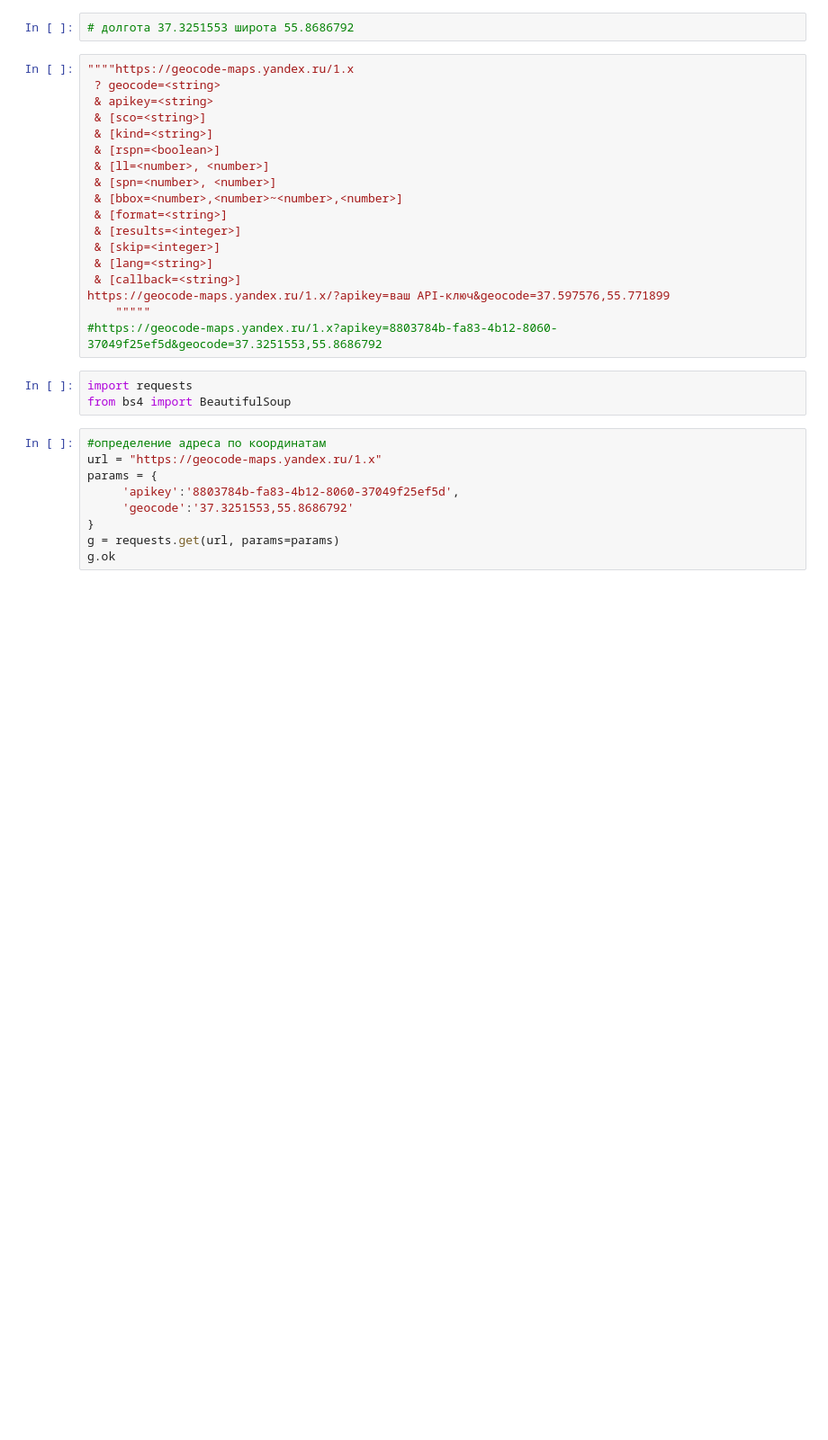
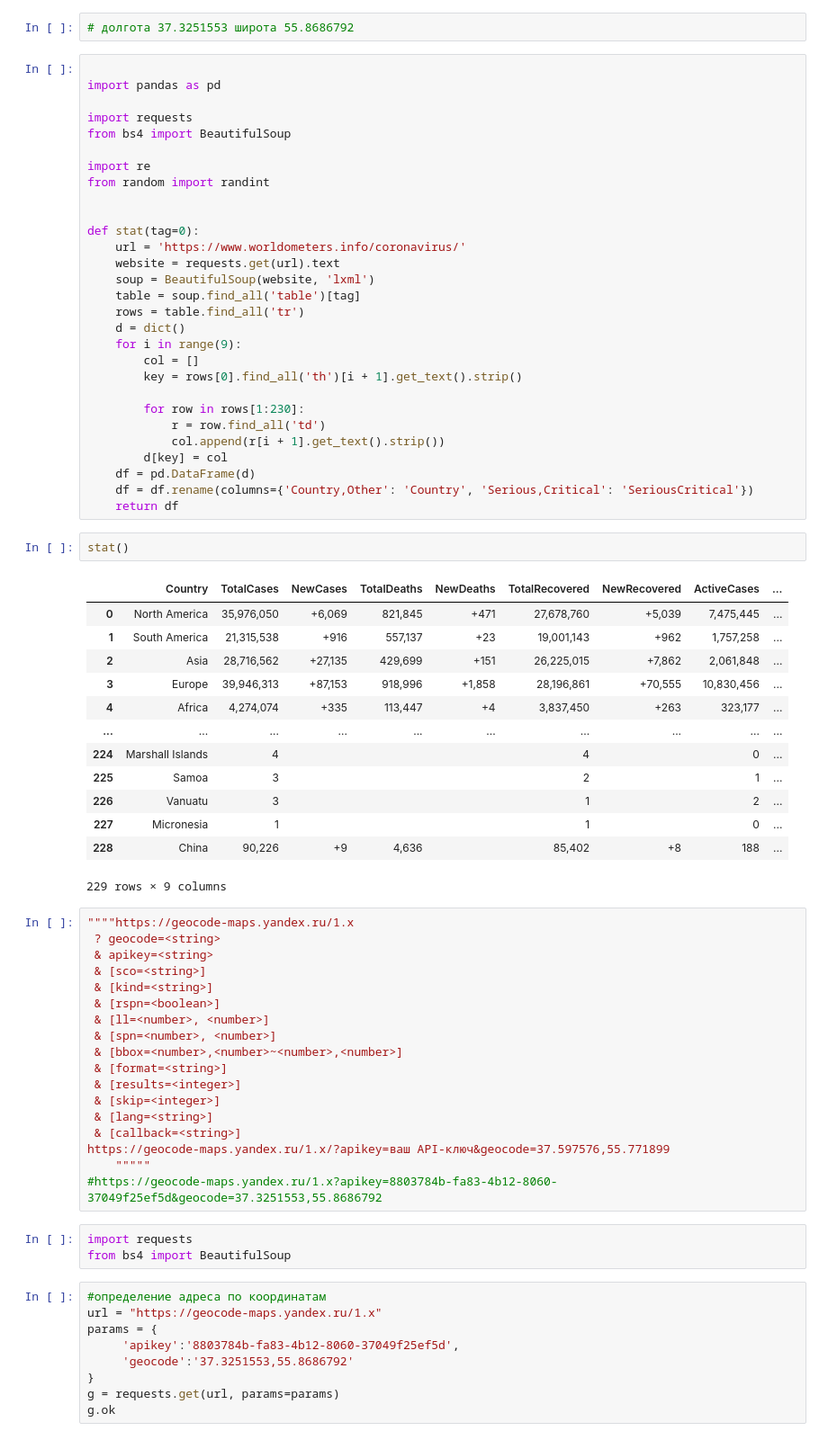
Before and after one commit to MariaZolotko/DPO_Python_2021, a Jupyter notebook: Homework/ЗолотькоМВ5.ipynb, the cells around one changed output. Shown at 90% size. Drawn from its saved outputs; the diff is of its cells as text; blank space fills up the shorter version.

```diff
--- a/Homework/ЗолотькоМВ5.ipynb
+++ b/Homework/ЗолотькоМВ5.ipynb
@@ -1,5 +1,50 @@
 # %%
 # долгота 37.3251553 широта 55.8686792
+# %%
+
+import pandas as pd
+
+import requests
+from bs4 import BeautifulSoup
+
+import re
+from random import randint
+
+
+def stat(tag=0):
+    url = 'https://www.worldometers.info/coronavirus/'
+    website = requests.get(url).text
+    soup = BeautifulSoup(website, 'lxml')
+    table = soup.find_all('table')[tag]
+    rows = table.find_all('tr')
+    d = dict()
+    for i in range(9):
+        col = []
+        key = rows[0].find_all('th')[i + 1].get_text().strip()
+
+        for row in rows[1:230]:
+            r = row.find_all('td')
+            col.append(r[i + 1].get_text().strip())
+        d[key] = col
+    df = pd.DataFrame(d)
+    df = df.rename(columns={'Country,Other': 'Country', 'Serious,Critical': 'SeriousCritical'})
+    return df
+# %%
+stat()
+# %% [output]
+|  | Country | TotalCases | NewCases | TotalDeaths | NewDeaths | TotalRecovered | NewRecovered | ActiveCases | ... |
+| 0 | North America | 35,976,050 | +6,069 | 821,845 | +471 | 27,678,760 | +5,039 | 7,475,445 | ... |
+| 1 | South America | 21,315,538 | +916 | 557,137 | +23 | 19,001,143 | +962 | 1,757,258 | ... |
+| 2 | Asia | 28,716,562 | +27,135 | 429,699 | +151 | 26,225,015 | +7,862 | 2,061,848 | ... |
+| 3 | Europe | 39,946,313 | +87,153 | 918,996 | +1,858 | 28,196,861 | +70,555 | 10,830,456 | ... |
+| 4 | Africa | 4,274,074 | +335 | 113,447 | +4 | 3,837,450 | +263 | 323,177 | ... |
+| ... | ... | ... | ... | ... | ... | ... | ... | ... | ... |
+| 224 | Marshall Islands | 4 |  |  |  | 4 |  | 0 | ... |
+| 225 | Samoa | 3 |  |  |  | 2 |  | 1 | ... |
+| 226 | Vanuatu | 3 |  |  |  | 1 |  | 2 | ... |
+| 227 | Micronesia | 1 |  |  |  | 1 |  | 0 | ... |
+| 228 | China | 90,226 | +9 | 4,636 |  | 85,402 | +8 | 188 | ... |
+229 rows × 9 columns
 # %%
 """"https://geocode-maps.yandex.ru/1.x
  ? geocode=<string>
```
Also changed, not shown: parts of 1 cell of this notebook.
